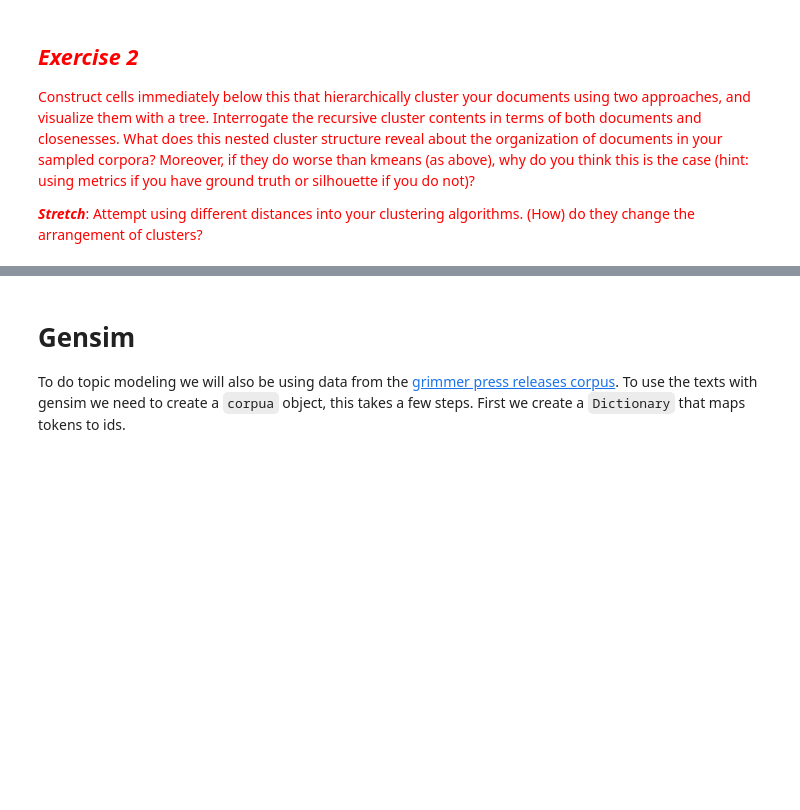
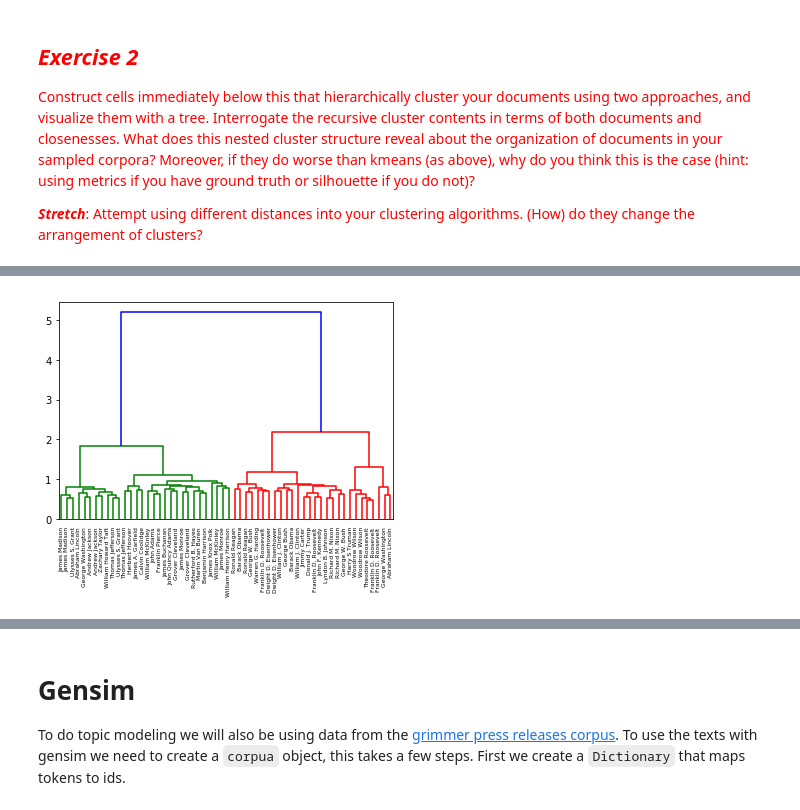
Before and after one commit to sanittawan/Content-Analysis-2020, a Jupyter notebook: week-6/6-Discovering-Patterns-Clusters-and-Topics-Sanittawan.ipynb, the cells around one changed output, grey strips where cells are left out. Drawn from its saved outputs; the diff is of its cells as text; code cells hidden in the pictures; blank space fills up the shorter version.

```diff
--- a/week-6/6-Discovering-Patterns-Clusters-and-Topics-Sanittawan.ipynb
+++ b/week-6/6-Discovering-Patterns-Clusters-and-Topics-Sanittawan.ipynb
@@ -964,3 +966,9 @@ example_hierarchicalClusters_full = scipy.cluster.hierarchy.fcluster(example_lin
 <span style="color:red">Construct cells immediately below this that hierarchically cluster your documents using two approaches, and visualize them with a tree. Interrogate the recursive cluster contents in terms of both documents and closenesses. What does this nested cluster structure reveal about the organization of documents in your sampled corpora? Moreover, if they do worse than kmeans (as above), why do you think this is the case (hint: using metrics if you have ground truth or silhouette if you do not)?
 
 <span style="color:red">***Stretch***: Attempt using different distances into your clustering algorithms. (How) do they change the arrangement of clusters?
+# %%
+# calculate the co-occurrence matrix
+spCoocMat = spTFVects * spTFVects.T
+#set the diagonal to 0 since we don't care how similar texts are to themselves
+spCoocMat.setdiag(0)
+spCoocMat
@@ -966,0 +978,5 @@ example_hierarchicalClusters_full = scipy.cluster.hierarchy.fcluster(example_lin
+# %%
+# Hierachical clustering
+# first approach (based on Ward's method)
+sp_linkage_matrix = scipy.cluster.hierarchy.ward(spCoocMat.toarray())
+sp_linkage_matrix[:10]
@@ -966,0 +994,4 @@ example_hierarchicalClusters_full = scipy.cluster.hierarchy.fcluster(example_lin
+# %%
+sp_dendDat = scipy.cluster.hierarchy.dendrogram(sp_linkage_matrix, get_leaves=True, labels=speeches['name'].tolist())
+# %% [output]
+[figure, added]
```
Also changed, not shown: parts of 33 cells of this notebook.
